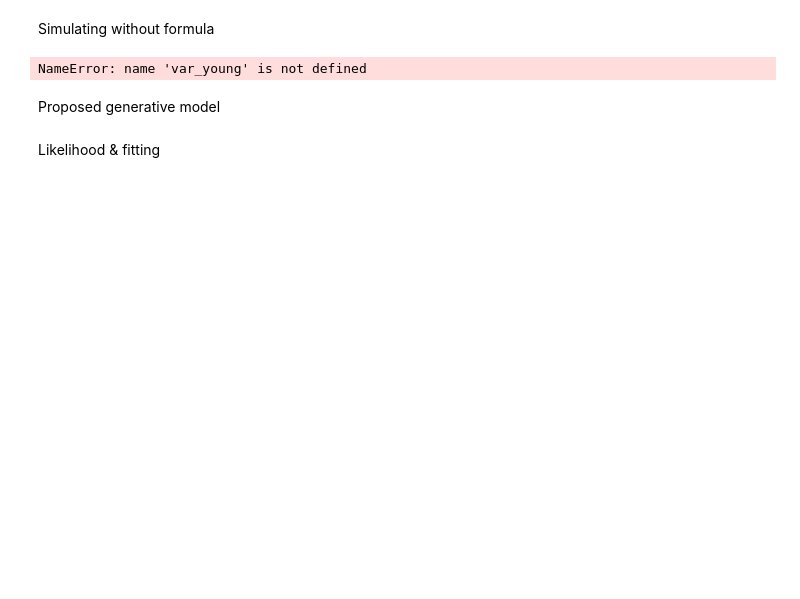
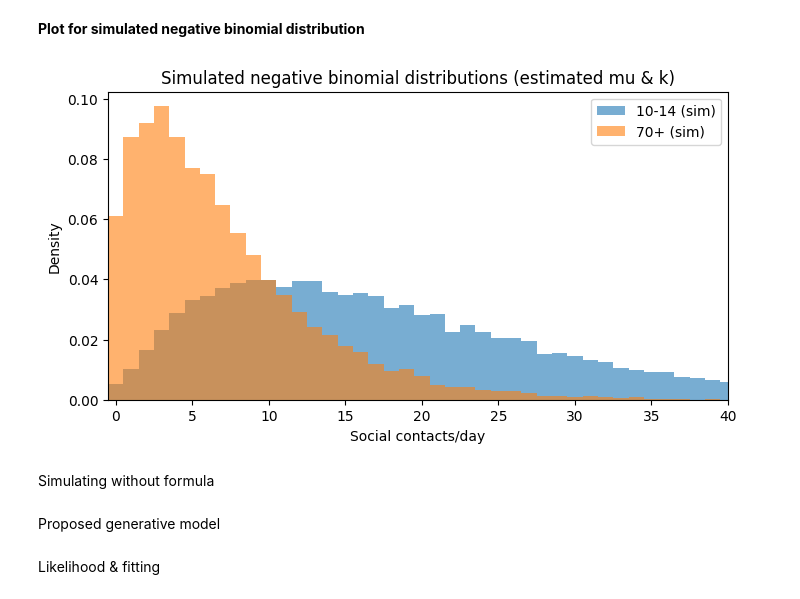
Before and after one commit to emsofjames2003/CB2330-exercises, a Jupyter notebook: project.ipynb, the cells around one changed output. Saved outputs shown, nothing was run; the diff lists cells and outputs as text; code cells hidden in the pictures; blank space fills up the shorter version.

```diff
--- a/project.ipynb
+++ b/project.ipynb
@@ -68,17 +196,21 @@ plt.show()
+# %% [markdown]
+**Plot for simulated negative binomial distribution**
+# %%
+plt.figure(figsize=(8,4))
+maxx = max(sim_y.max(), sim_o.max(), 40)
+bins = np.arange(0, min(maxx,60)+1) - 0.5
+plt.hist(sim_y, bins=bins, density=True, alpha=0.6, label='10-14 (sim)')
+plt.hist(sim_o, bins=bins, density=True, alpha=0.6, label='70+ (sim)')
+plt.xlim(-0.5, 40)
+plt.xlabel("Social contacts/day")
+plt.ylabel("Density")
+plt.legend()
+plt.title("Simulated negative binomial distributions (estimated mu & k)")
+plt.show()
+# %% [output]
+[figure, added]
 # %% [markdown]
 Simulating without formula
-# %%
-idx_young = 2   # 10-14
-idx_old = 9     # 70+
-
-n_young = n_part[idx_young]; mu_young = mean_contacts[idx_young]; var_y = var_contacts[idx_young]
-n_old = n_part[idx_old]; mu_old = mean_contacts[idx_old]; var_y = var_contacts[idx_old]
-
-# standard deviation
-sd_y = np.sqrt(var_young / n_young)
-sd_o = np.sqrt(var_old / n_old)
-# %% [output]
-NameError: name 'var_young' is not defined
 # %% [markdown]
 Proposed generative model
 # %% [markdown]
```
Also changed, not shown: parts of 17 cells of this notebook.
